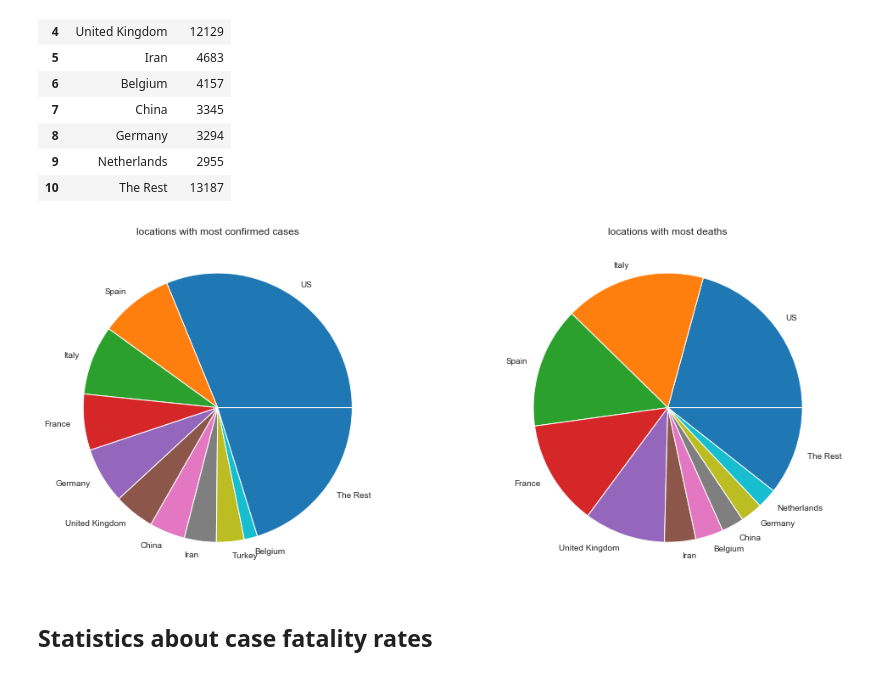
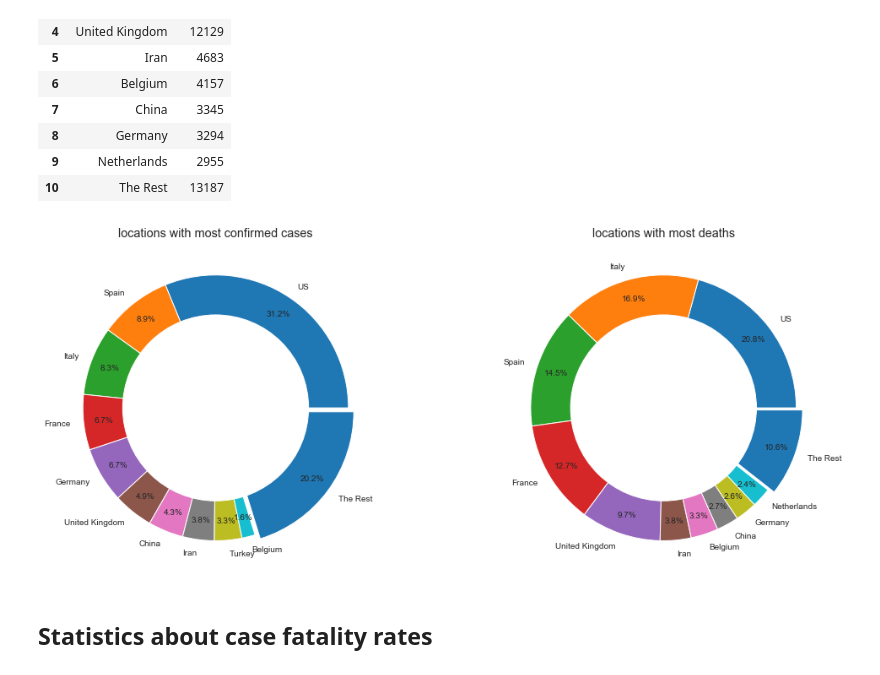
Before and after one commit to nnworkspace/covid19-insight, a Jupyter notebook: covid19-insight.ipynb, the cells around one changed output. Drawn from its saved outputs; the diff is of its cells as text; code cells hidden in the pictures.

Commit message:
adjust labels, text, etc.

```diff
--- a/covid19-insight.ipynb
+++ b/covid19-insight.ipynb
@@ -130,24 +130,32 @@ df_pie_2
 # %%
 # make the pie plots of the confirmed cases and deaths
 
-pie1, (ax1, ax2) = plt.subplots(1, 2, figsize=(16, 6))
+fig, (ax1, ax2) = plt.subplots(1, 2, figsize=(16, 6))
+
+expl = np.zeros(10)
+explode = np.append(expl, 0.05)
 
 # ax1 for pie chart of confirmed cases
-ax1.pie(df_pie_1.Confirmed, labels = df_pie_1.Country_Region)
-ax1.set_title('locations with most confirmed cases')
+ax1.pie(df_pie_1.Confirmed, labels = df_pie_1.Country_Region, autopct = '%1.1f%%', pctdistance = 0.85, explode = explode)
+ax1.set_title('locations with most confirmed cases', size = 'x-large')
 
 # ax2 for pie chart of deaths
-ax2.pie(df_pie_2.Deaths, labels = df_pie_2.Country_Region)
-ax2.set_title('locations with most deaths')
+ax2.pie(df_pie_2.Deaths, labels = df_pie_2.Country_Region, autopct = '%1.1f%%', pctdistance = 0.85, explode = explode)
+ax2.set_title('locations with most deaths', size = 'x-large')
+
+# add white centre disk to both pies
+for ax in fig.axes:
+    centre_disk = plt.Circle((0,0), 0.70, fc='white')
+    ax.add_artist(centre_disk)
 
 # Cosmetics
 plt.tight_layout()
 plt.savefig("images/pie_confirmed_{}-dpi-200.jpg".format(dateStr), format="jpg", dpi = 200)
 # plt.savefig("images/pie_confirmed_{}-dpi-300.jpg".format(dateStr), format="jpg", dpi = 300)
 plt.savefig("images/pie_confirmed_{}.svg".format(dateStr), format="svg")
 plt.show()
 # %% [output]
-[figure, old version]
+[figure, new version]
 # %% [markdown]
 ## Statistics about case fatality rates
 # %%
```
Also changed, not shown: 2 other files.
